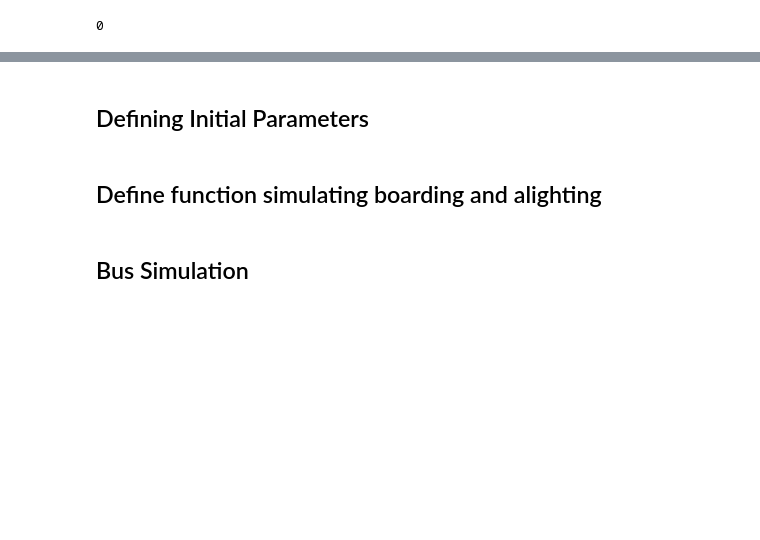
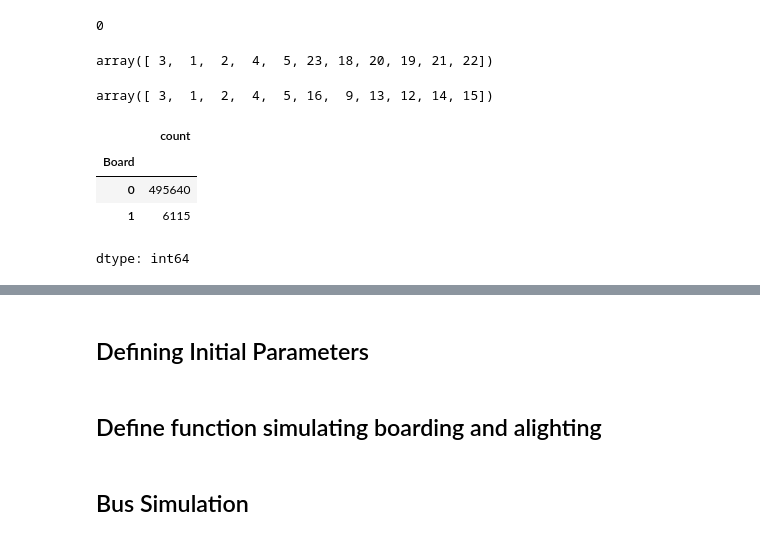
Before and after one commit to machiwao/pjdsc-optima-prime-sakayan-express, a Jupyter notebook: SakayanExpress_RouteSimulation.ipynb, the cells around one changed output, grey strips where cells are left out. Cells and saved outputs as stored; diff of their text form; code cells hidden in the pictures; blank space fills up the shorter version.

```diff
--- a/SakayanExpress_RouteSimulation.ipynb
+++ b/SakayanExpress_RouteSimulation.ipynb
@@ -480,3 +479,5 @@ dtype: int64
 df.duplicated().sum()
 # %% [output]
 0
+# %%
+df_optimized = df[df['Day_of_week'] == 1]
@@ -482,0 +486,16 @@ df.duplicated().sum()
+# %%
+df_optimized['bus_dispatched'].unique()
+# %% [output]
+array([ 3,  1,  2,  4,  5, 23, 18, 20, 19, 21, 22])
+# %%
+df_optimized['bus_driver'].unique()
+# %% [output]
+array([ 3,  1,  2,  4,  5, 16,  9, 13, 12, 14, 15])
+# %%
+df_optimized['Board'].value_counts()
+# %% [output]
+|  | count |
+| Board |  |
+| 0 | 495640 |
+| 1 | 6115 |
+dtype: int64
```
Also changed, not shown: parts of 25 cells of this notebook.
